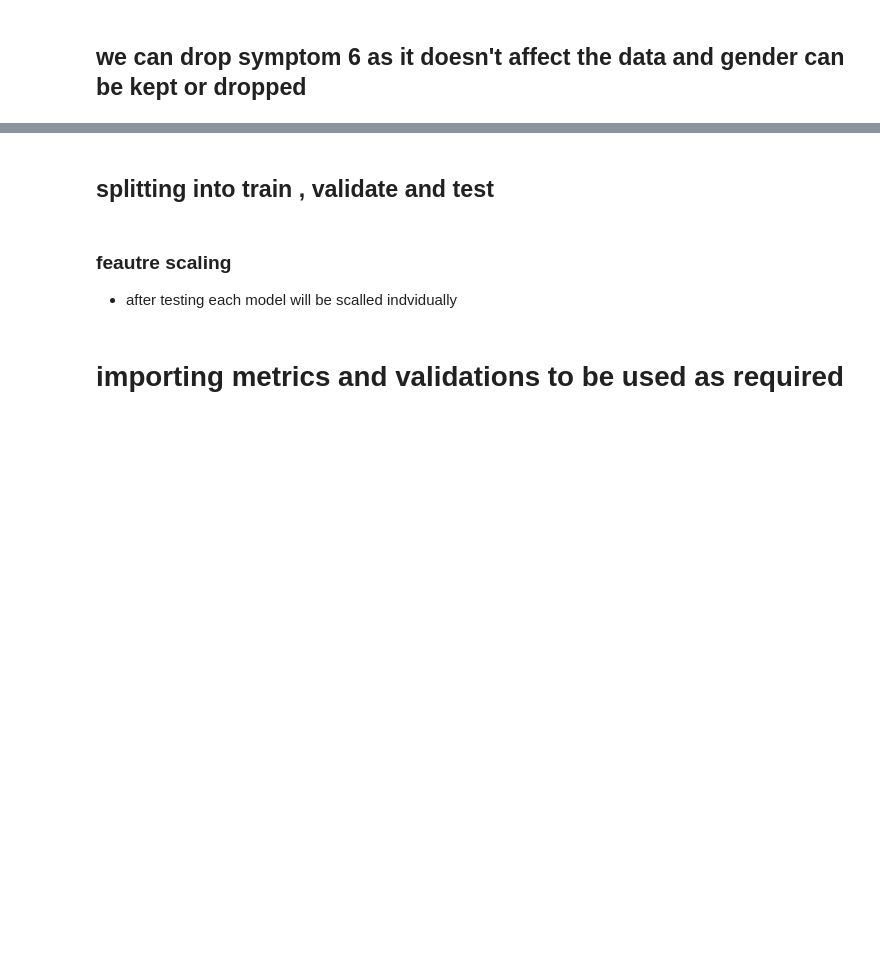
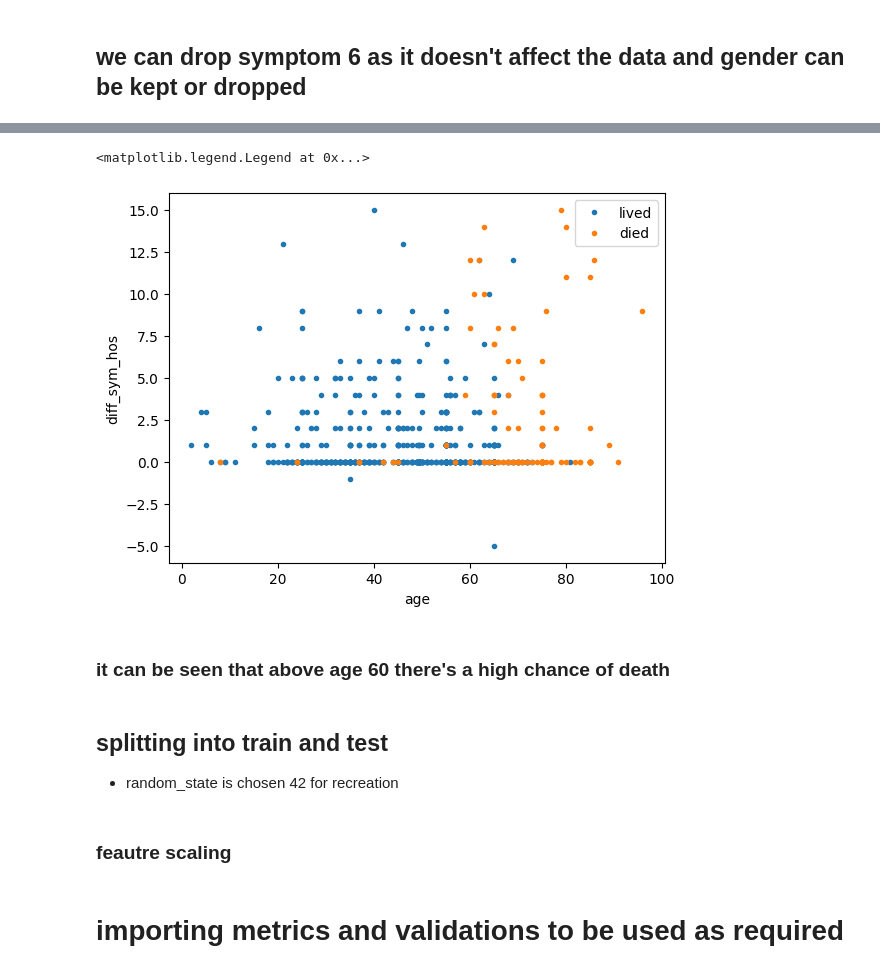
Before and after one commit to moyaser315/covid19_outcome_-prediction, a Jupyter notebook: data_processing.ipynb, the cells around one changed output, grey strips where cells are left out. Cells and saved outputs as stored; diff of their text form; code cells hidden in the pictures; blank space fills up the shorter version.

```diff
--- a/data_processing.ipynb
+++ b/data_processing.ipynb
@@ -120,4 +122,16 @@ y = df['result'].values
+# %%
+plt.plot(X[y==0,3],X[y==0,-1],'.')
+plt.plot(X[y==1,3],X[y==1,-1],'.')
+plt.xlabel('age')
+plt.ylabel('diff_sym_hos')
+plt.legend(['lived','died'])
+# %% [output]
+<matplotlib.legend.Legend at 0x...>
+[figure, added]
+# %% [markdown]
+### it can be seen that above age 60 there's  a high chance of death
 # %% [markdown]
-## splitting into train , validate and test
+## splitting into train and test
+- random_state is chosen 42 for recreation
 # %%
 from sklearn.model_selection import train_test_split
@@ -126,3 +139,2 @@ X_train,X_validate,y_train,y_validate = train_test_split(X_train,y_train,test_si
-# %% [markdown]
-### feautre scaling
- - after testing each model will be scalled indvidually
+# %% [markdown]
+### feautre scaling
```
Also changed, not shown: parts of 8 cells of this notebook, 3 other files.
